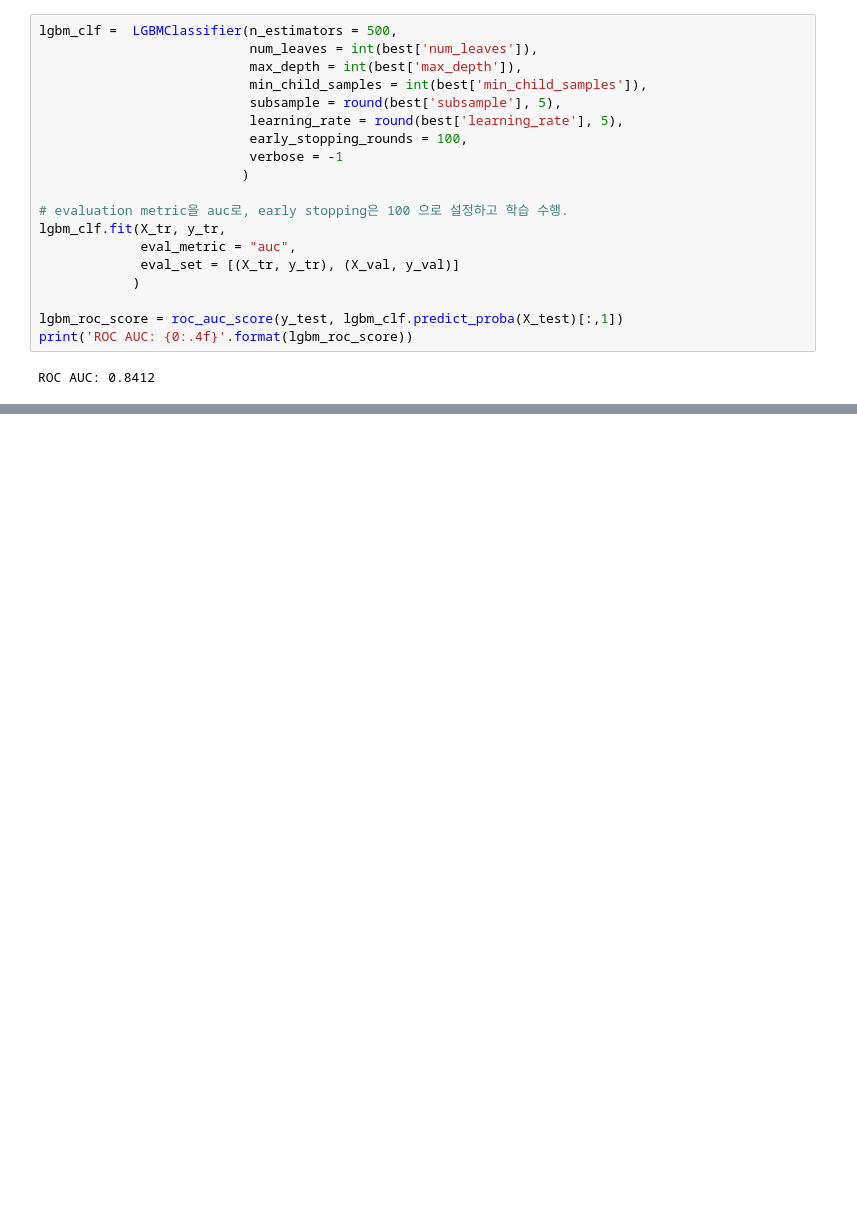
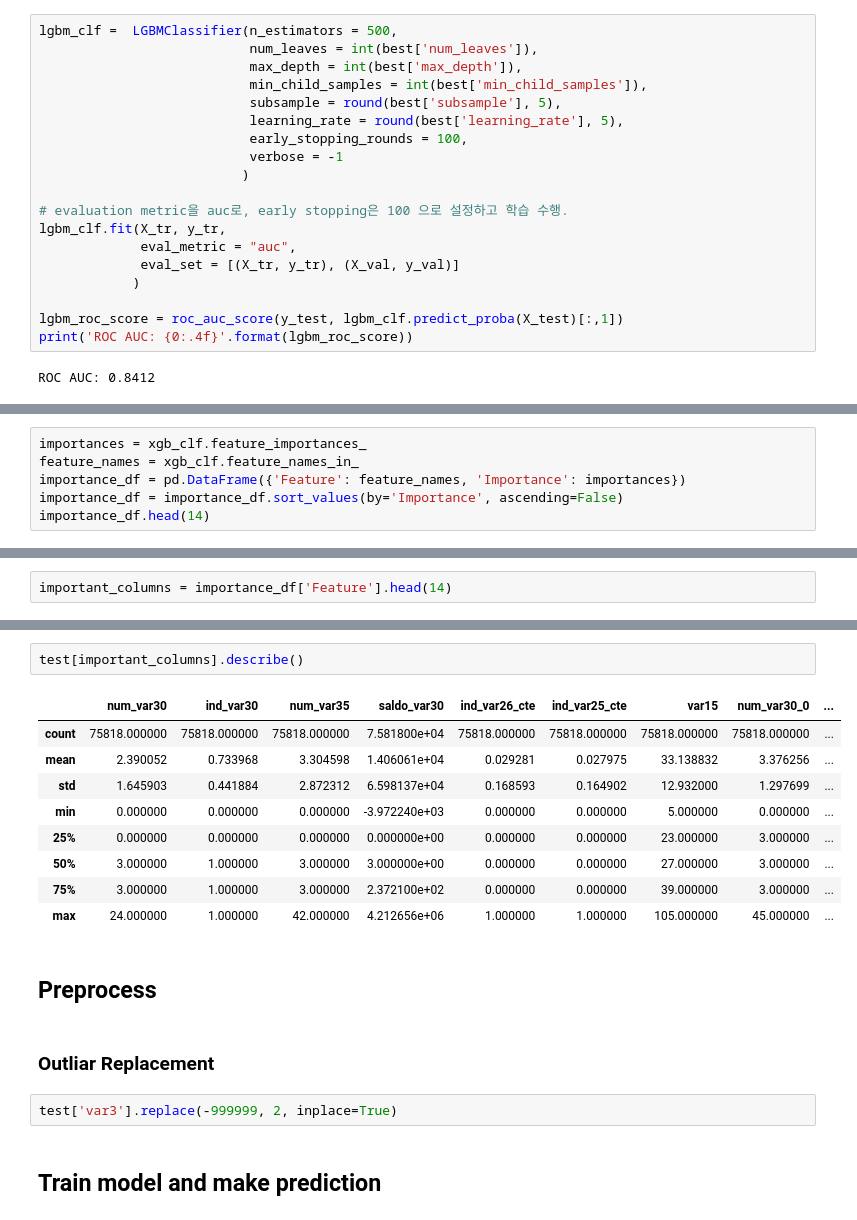
Before and after one commit to LanguageExchanger/Classification, a Jupyter notebook: santander-customer-satisfaction.ipynb, the cells around one changed output, grey strips where cells are left out. Cells and saved outputs as stored; diff of their text form; blank space fills up the shorter version.

```diff
--- a/santander-customer-satisfaction.ipynb
+++ b/santander-customer-satisfaction.ipynb
@@ -452,0 +472,6 @@ ROC AUC: 0.8412
+# %%
+importances = xgb_clf.feature_importances_
+feature_names = xgb_clf.feature_names_in_
+importance_df = pd.DataFrame({'Feature': feature_names, 'Importance': importances})
+importance_df = importance_df.sort_values(by='Importance', ascending=False)
+importance_df.head(14)
@@ -452,0 +494,2 @@ ROC AUC: 0.8412
+# %%
+important_columns = importance_df['Feature'].head(14)
@@ -452,0 +509,20 @@ ROC AUC: 0.8412
+# %%
+test[important_columns].describe()
+# %% [output]
+|  | num_var30 | ind_var30 | num_var35 | saldo_var30 | ind_var26_cte | ind_var25_cte | var15 | num_var30_0 | ... |
+| count | 75818.000000 | 75818.000000 | 75818.000000 | 7.581800e+04 | 75818.000000 | 75818.000000 | 75818.000000 | 75818.000000 | ... |
+| mean | 2.390052 | 0.733968 | 3.304598 | 1.406061e+04 | 0.029281 | 0.027975 | 33.138832 | 3.376256 | ... |
+| std | 1.645903 | 0.441884 | 2.872312 | 6.598137e+04 | 0.168593 | 0.164902 | 12.932000 | 1.297699 | ... |
+| min | 0.000000 | 0.000000 | 0.000000 | -3.972240e+03 | 0.000000 | 0.000000 | 5.000000 | 0.000000 | ... |
+| 25% | 0.000000 | 0.000000 | 0.000000 | 0.000000e+00 | 0.000000 | 0.000000 | 23.000000 | 3.000000 | ... |
+| 50% | 3.000000 | 1.000000 | 3.000000 | 3.000000e+00 | 0.000000 | 0.000000 | 27.000000 | 3.000000 | ... |
+| 75% | 3.000000 | 1.000000 | 3.000000 | 2.372100e+02 | 0.000000 | 0.000000 | 39.000000 | 3.000000 | ... |
+| max | 24.000000 | 1.000000 | 42.000000 | 4.212656e+06 | 1.000000 | 1.000000 | 105.000000 | 45.000000 | ... |
+# %% [markdown]
+## Preprocess
+# %% [markdown]
+### Outliar Replacement
+# %%
+test['var3'].replace(-999999, 2, inplace=True)
+# %% [markdown]
+## Train model and make prediction
```
Also changed, not shown: parts of 12 cells of this notebook.
